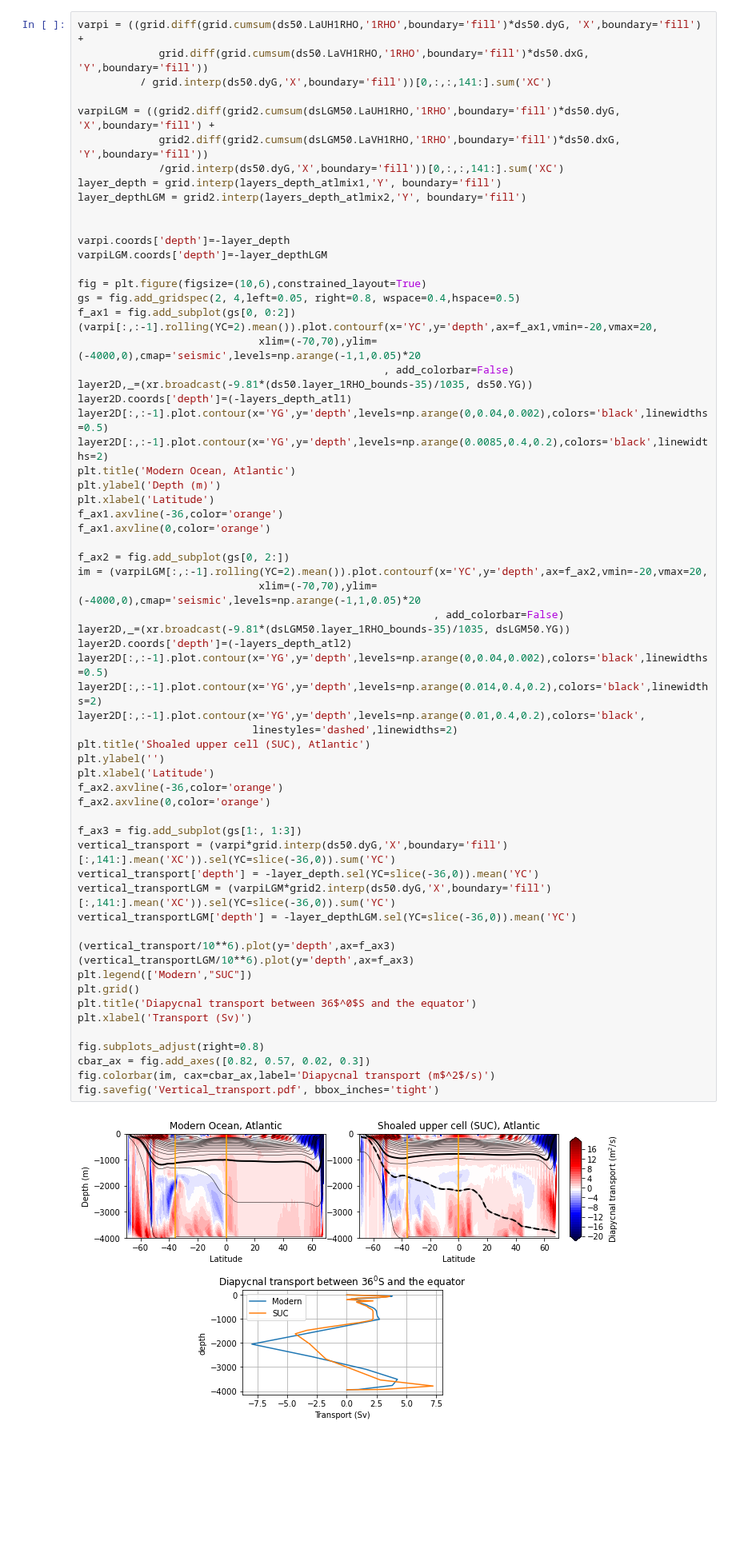
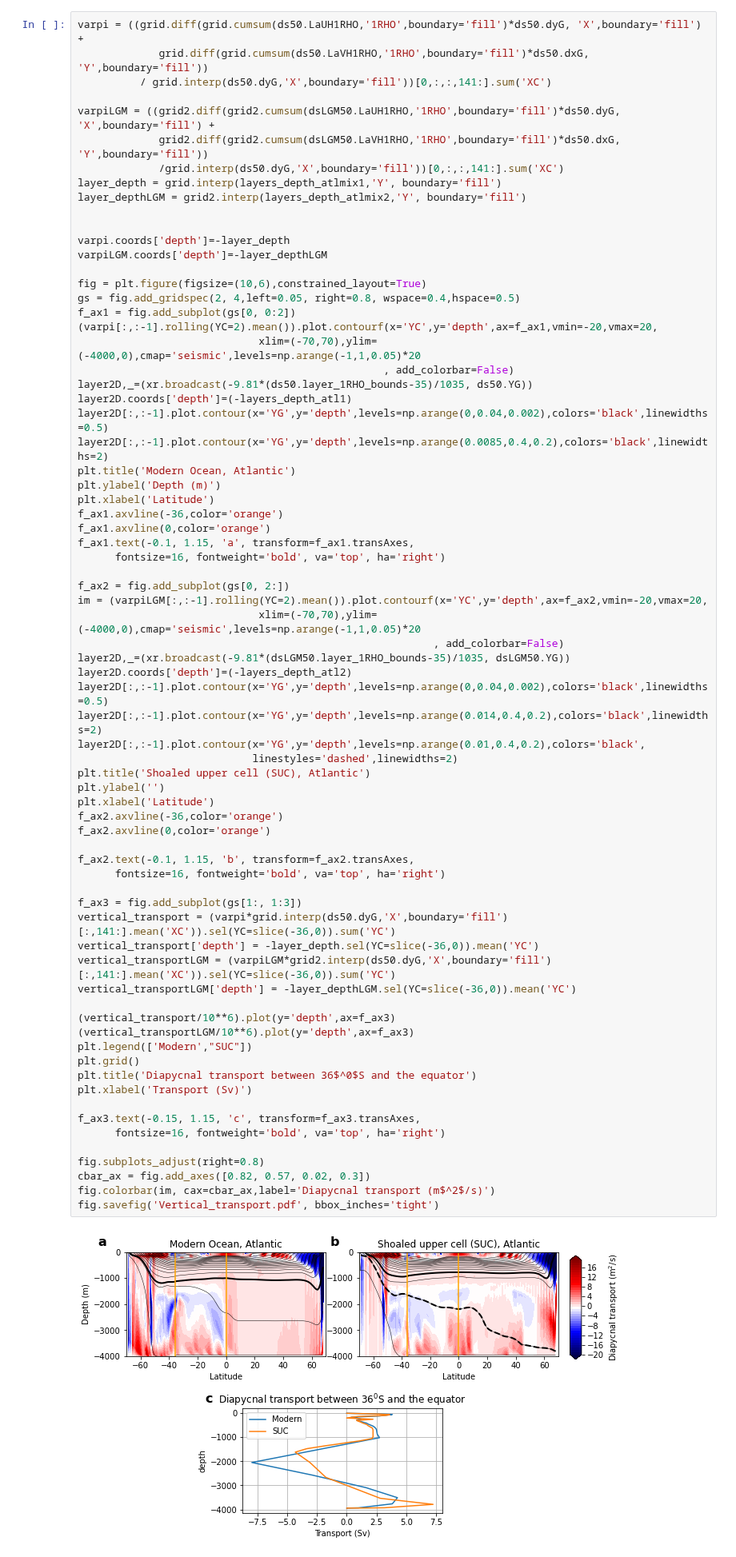
Before and after one commit to anthony-meza/test_age_framework, a Jupyter notebook: LGM.ipynb, the cells around one changed output. Shown at 80% size. Cells and saved outputs as stored; diff of their text form; blank space fills up the shorter version.

```diff
--- a/LGM.ipynb
+++ b/LGM.ipynb
@@ -302,6 +302,8 @@ plt.ylabel('Depth (m)')
 plt.xlabel('Latitude')
 f_ax1.axvline(-36,color='orange')
 f_ax1.axvline(0,color='orange')
+f_ax1.text(-0.1, 1.15, 'a', transform=f_ax1.transAxes,
+      fontsize=16, fontweight='bold', va='top', ha='right')
 
 f_ax2 = fig.add_subplot(gs[0, 2:])
 im = (varpiLGM[:,:-1].rolling(YC=2).mean()).plot.contourf(x='YC',y='depth',ax=f_ax2,vmin=-20,vmax=20,
@@ -310,34 +312,40 @@ im = (varpiLGM[:,:-1].rolling(YC=2).mean()).plot.contourf(x='YC',y='depth',ax=f_
 layer2D,_=(xr.broadcast(-9.81*(dsLGM50.layer_1RHO_bounds-35)/1035, dsLGM50.YG))
 layer2D.coords['depth']=(-layers_depth_atl2)
 layer2D[:,:-1].plot.contour(x='YG',y='depth',levels=np.arange(0,0.04,0.002),colors='black',linewidths=0.5)
 layer2D[:,:-1].plot.contour(x='YG',y='depth',levels=np.arange(0.014,0.4,0.2),colors='black',linewidths=2)
 layer2D[:,:-1].plot.contour(x='YG',y='depth',levels=np.arange(0.01,0.4,0.2),colors='black',
                             linestyles='dashed',linewidths=2)
 plt.title('Shoaled upper cell (SUC), Atlantic')
 plt.ylabel('')
 plt.xlabel('Latitude')
 f_ax2.axvline(-36,color='orange')
 f_ax2.axvline(0,color='orange')
 
+f_ax2.text(-0.1, 1.15, 'b', transform=f_ax2.transAxes,
+      fontsize=16, fontweight='bold', va='top', ha='right')
+
 f_ax3 = fig.add_subplot(gs[1:, 1:3])
 vertical_transport = (varpi*grid.interp(ds50.dyG,'X',boundary='fill')[:,141:].mean('XC')).sel(YC=slice(-36,0)).sum('YC')
 vertical_transport['depth'] = -layer_depth.sel(YC=slice(-36,0)).mean('YC')
 vertical_transportLGM = (varpiLGM*grid2.interp(ds50.dyG,'X',boundary='fill')[:,141:].mean('XC')).sel(YC=slice(-36,0)).sum('YC')
 vertical_transportLGM['depth'] = -layer_depthLGM.sel(YC=slice(-36,0)).mean('YC')
 
 (vertical_transport/10**6).plot(y='depth',ax=f_ax3)
 (vertical_transportLGM/10**6).plot(y='depth',ax=f_ax3)
 plt.legend(['Modern',"SUC"])
 plt.grid()
 plt.title('Diapycnal transport between 36$^0$S and the equator')
 plt.xlabel('Transport (Sv)')
 
+f_ax3.text(-0.15, 1.15, 'c', transform=f_ax3.transAxes,
+      fontsize=16, fontweight='bold', va='top', ha='right')
+
 fig.subplots_adjust(right=0.8)
 cbar_ax = fig.add_axes([0.82, 0.57, 0.02, 0.3])
 fig.colorbar(im, cax=cbar_ax,label='Diapycnal transport (m$^2$/s)')
 fig.savefig('Vertical_transport.pdf', bbox_inches='tight')
 # %% [output]
-[figure, old version]
+[figure, new version]
 # %%
 #Plot figure S2
 buoy=9.81*(2*10**-4*ds50.THETA-7.4*10**-4*(ds50.SALT-35))
```
Also changed, not shown: parts of 10 cells of this notebook, 3 other files.
